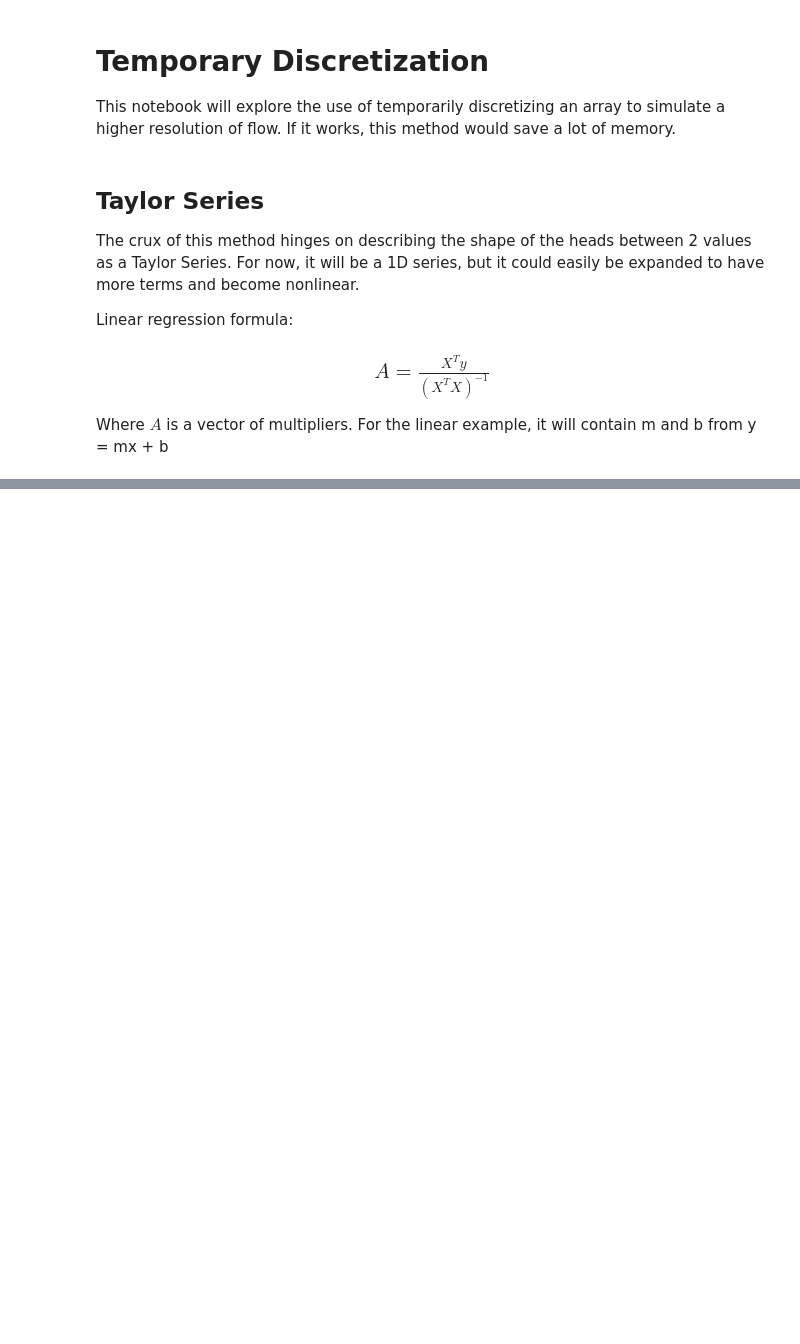
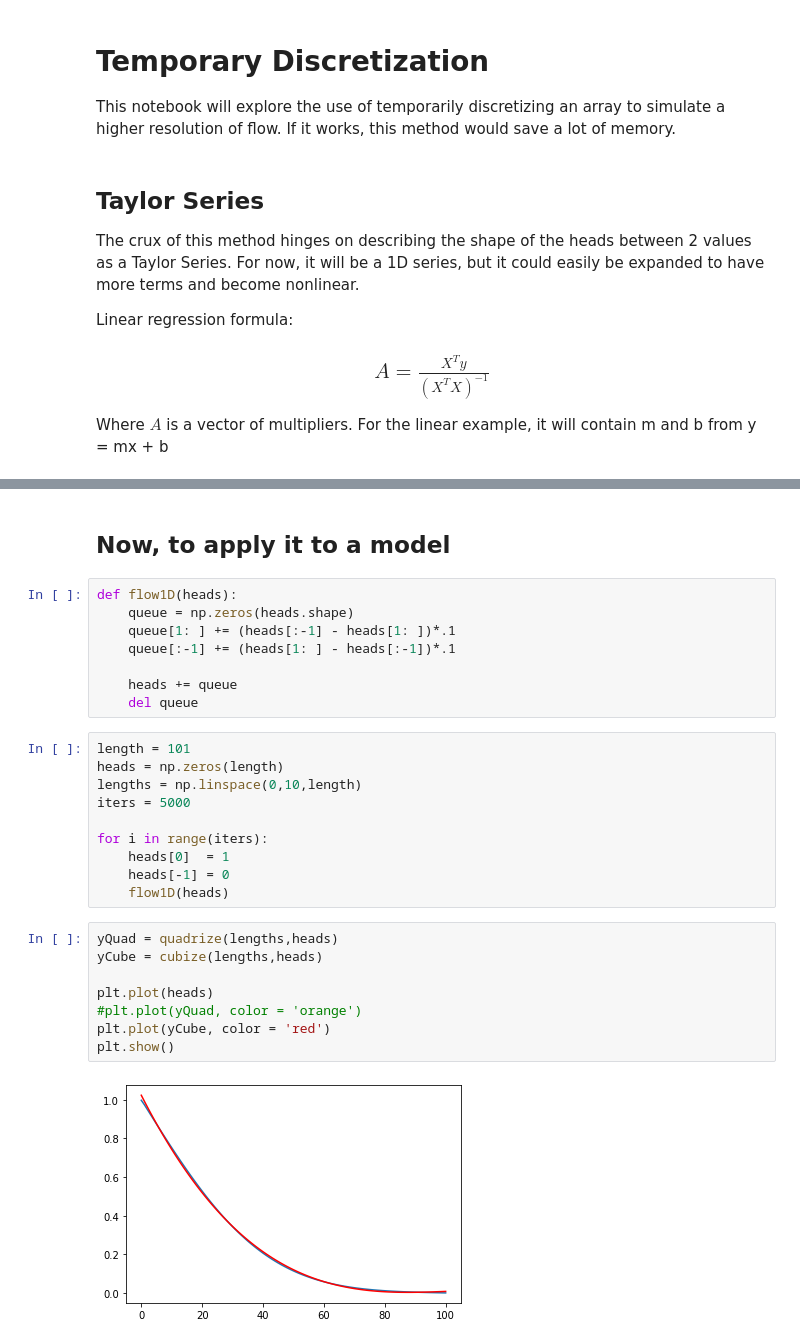
Before and after one commit to avierb11/Earth-Science, a Jupyter notebook: ModellingProgram/Jupyter Notebooks/Hydrogeology/TemporaryDiscretization.ipynb, the cells around one changed output, grey strips where cells are left out. Drawn from its saved outputs; the diff is of its cells as text; blank space fills up the shorter version.

```diff
--- a/ModellingProgram/Jupyter Notebooks/Hydrogeology/TemporaryDiscretization.ipynb
+++ b/ModellingProgram/Jupyter Notebooks/Hydrogeology/TemporaryDiscretization.ipynb
@@ -27,0 +65,30 @@ plt.show()
+# %% [markdown]
+## Now, to apply it to a model
+# %%
+def flow1D(heads):
+    queue = np.zeros(heads.shape)
+    queue[1: ] += (heads[:-1] - heads[1: ])*.1
+    queue[:-1] += (heads[1: ] - heads[:-1])*.1
+
+    heads += queue
+    del queue
+# %%
+length = 101
+heads = np.zeros(length)
+lengths = np.linspace(0,10,length)
+iters = 5000
+
+for i in range(iters):
+    heads[0]  = 1
+    heads[-1] = 0
+    flow1D(heads)
+# %%
+yQuad = quadrize(lengths,heads)
+yCube = cubize(lengths,heads)
+
+plt.plot(heads)
+#plt.plot(yQuad, color = 'orange')
+plt.plot(yCube, color = 'red')
+plt.show()
+# %% [output]
+[figure, added]
```
Also changed, not shown: parts of 7 cells of this notebook, 1 other file.
